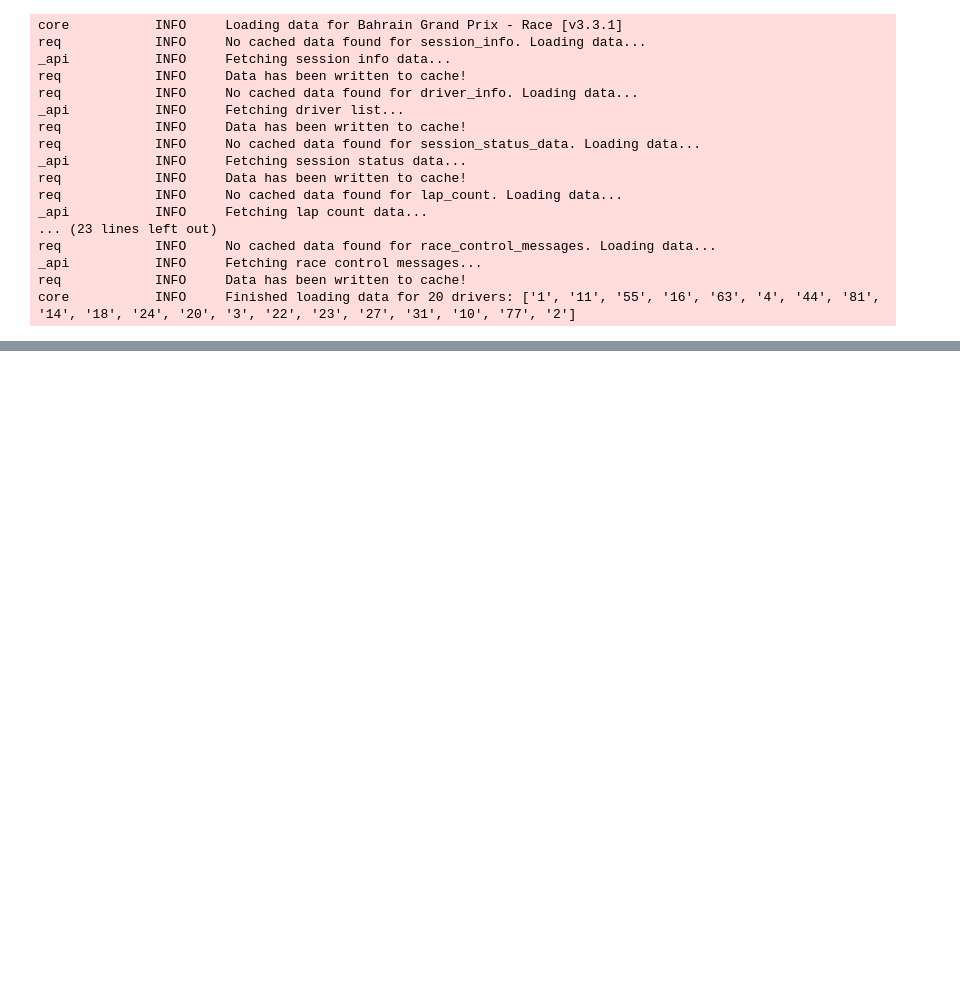
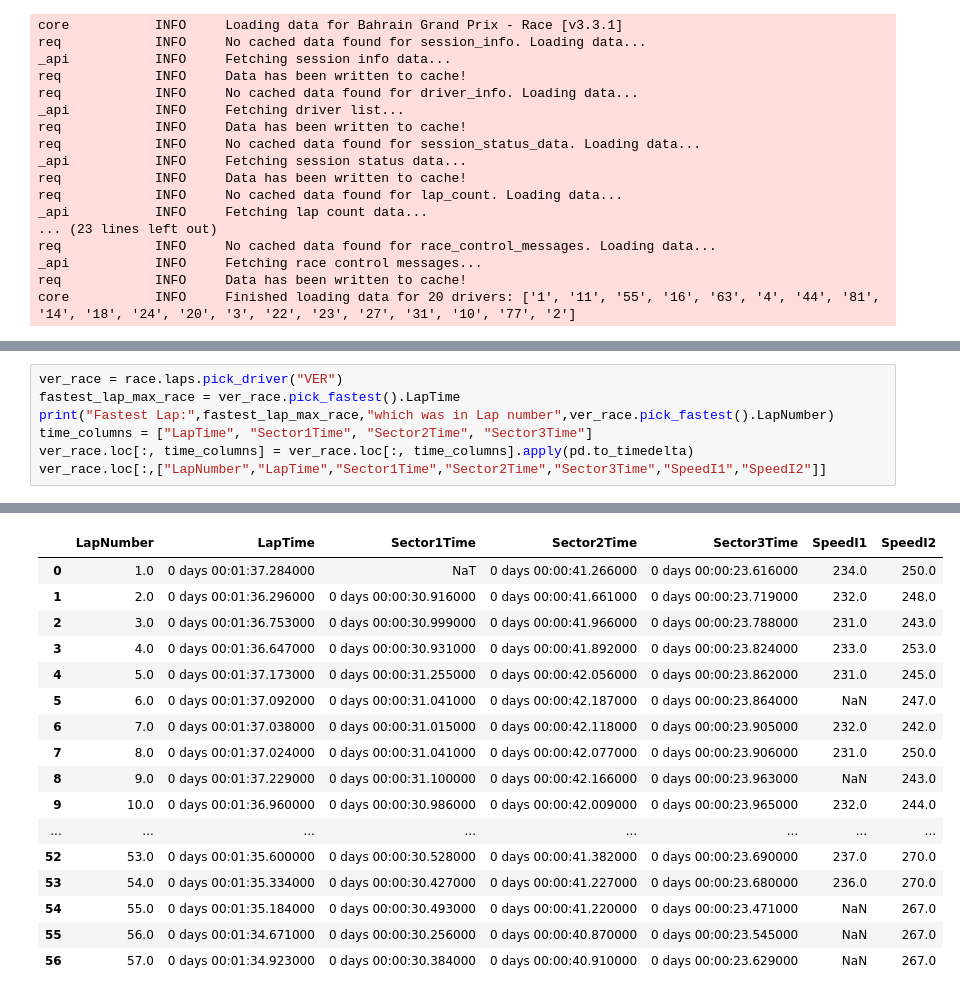
Before and after one commit to SohamDesai1/F1-data-analysis, a Jupyter notebook: 2024 season/bahrain_2024.ipynb, the cells around one changed output, grey strips where cells are left out. Cells and saved outputs as stored; diff of their text form; blank space fills up the shorter version.

```diff
--- a/2024 season/bahrain_2024.ipynb
+++ b/2024 season/bahrain_2024.ipynb
@@ -199,0 +218,8 @@ race.results
+# %%
+ver_race = race.laps.pick_driver("VER")
+fastest_lap_max_race = ver_race.pick_fastest().LapTime
+print("Fastest Lap:",fastest_lap_max_race,"which was in Lap number",ver_race.pick_fastest().LapNumber)
+time_columns = ["LapTime", "Sector1Time", "Sector2Time", "Sector3Time"]
+ver_race.loc[:, time_columns] = ver_race.loc[:, time_columns].apply(pd.to_timedelta)
+ver_race.loc[:,["LapNumber","LapTime","Sector1Time","Sector2Time","Sector3Time","SpeedI1","SpeedI2"]]
+# %% [output]
@@ -199,0 +227,17 @@ race.results
+|  | LapNumber | LapTime | Sector1Time | Sector2Time | Sector3Time | SpeedI1 | SpeedI2 |
+| 0 | 1.0 | 0 days 00:01:37.284000 | NaT | 0 days 00:00:41.266000 | 0 days 00:00:23.616000 | 234.0 | 250.0 |
+| 1 | 2.0 | 0 days 00:01:36.296000 | 0 days 00:00:30.916000 | 0 days 00:00:41.661000 | 0 days 00:00:23.719000 | 232.0 | 248.0 |
+| 2 | 3.0 | 0 days 00:01:36.753000 | 0 days 00:00:30.999000 | 0 days 00:00:41.966000 | 0 days 00:00:23.788000 | 231.0 | 243.0 |
+| 3 | 4.0 | 0 days 00:01:36.647000 | 0 days 00:00:30.931000 | 0 days 00:00:41.892000 | 0 days 00:00:23.824000 | 233.0 | 253.0 |
+| 4 | 5.0 | 0 days 00:01:37.173000 | 0 days 00:00:31.255000 | 0 days 00:00:42.056000 | 0 days 00:00:23.862000 | 231.0 | 245.0 |
+| 5 | 6.0 | 0 days 00:01:37.092000 | 0 days 00:00:31.041000 | 0 days 00:00:42.187000 | 0 days 00:00:23.864000 | NaN | 247.0 |
+| 6 | 7.0 | 0 days 00:01:37.038000 | 0 days 00:00:31.015000 | 0 days 00:00:42.118000 | 0 days 00:00:23.905000 | 232.0 | 242.0 |
+| 7 | 8.0 | 0 days 00:01:37.024000 | 0 days 00:00:31.041000 | 0 days 00:00:42.077000 | 0 days 00:00:23.906000 | 231.0 | 250.0 |
+| 8 | 9.0 | 0 days 00:01:37.229000 | 0 days 00:00:31.100000 | 0 days 00:00:42.166000 | 0 days 00:00:23.963000 | NaN | 243.0 |
+| 9 | 10.0 | 0 days 00:01:36.960000 | 0 days 00:00:30.986000 | 0 days 00:00:42.009000 | 0 days 00:00:23.965000 | 232.0 | 244.0 |
+| ... | ... | ... | ... | ... | ... | ... | ... |
+| 52 | 53.0 | 0 days 00:01:35.600000 | 0 days 00:00:30.528000 | 0 days 00:00:41.382000 | 0 days 00:00:23.690000 | 237.0 | 270.0 |
+| 53 | 54.0 | 0 days 00:01:35.334000 | 0 days 00:00:30.427000 | 0 days 00:00:41.227000 | 0 days 00:00:23.680000 | 236.0 | 270.0 |
+| 54 | 55.0 | 0 days 00:01:35.184000 | 0 days 00:00:30.493000 | 0 days 00:00:41.220000 | 0 days 00:00:23.471000 | NaN | 267.0 |
+| 55 | 56.0 | 0 days 00:01:34.671000 | 0 days 00:00:30.256000 | 0 days 00:00:40.870000 | 0 days 00:00:23.545000 | NaN | 267.0 |
+| 56 | 57.0 | 0 days 00:01:34.923000 | 0 days 00:00:30.384000 | 0 days 00:00:40.910000 | 0 days 00:00:23.629000 | NaN | 267.0 |
```
Also changed, not shown: parts of 7 cells of this notebook.
